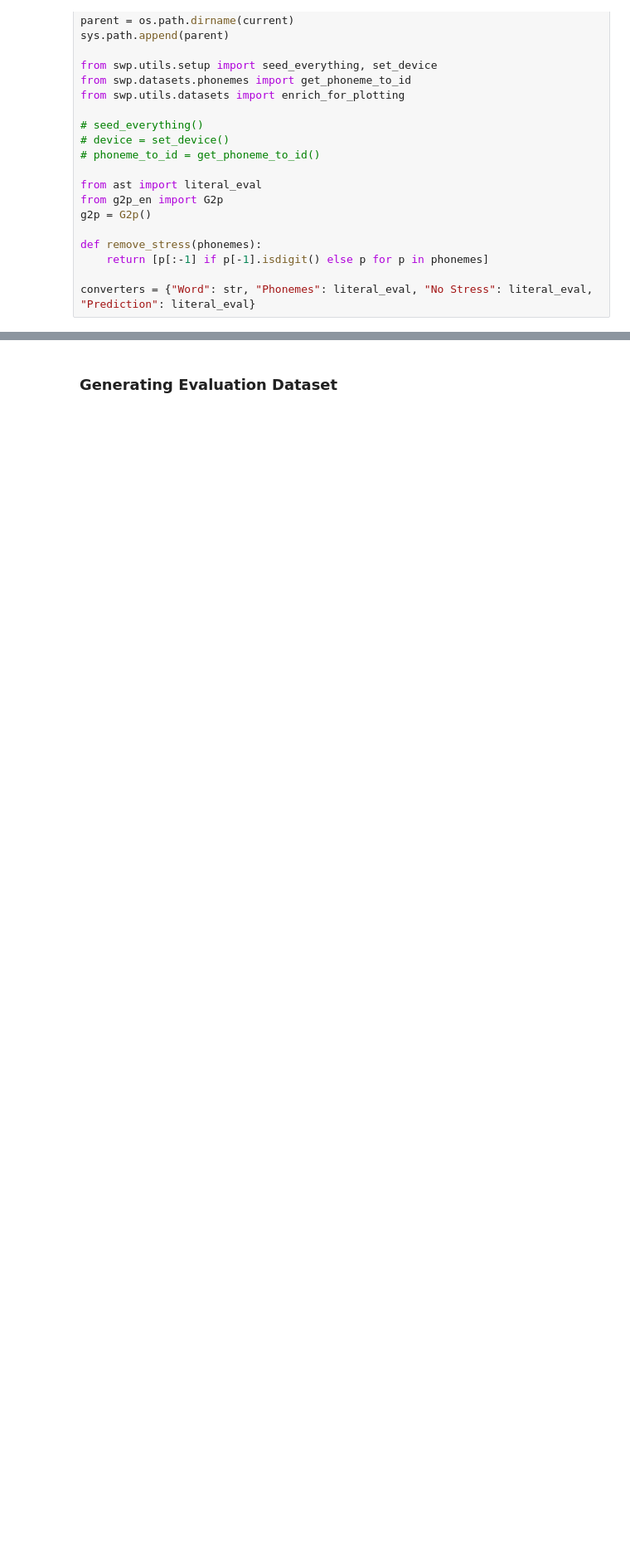
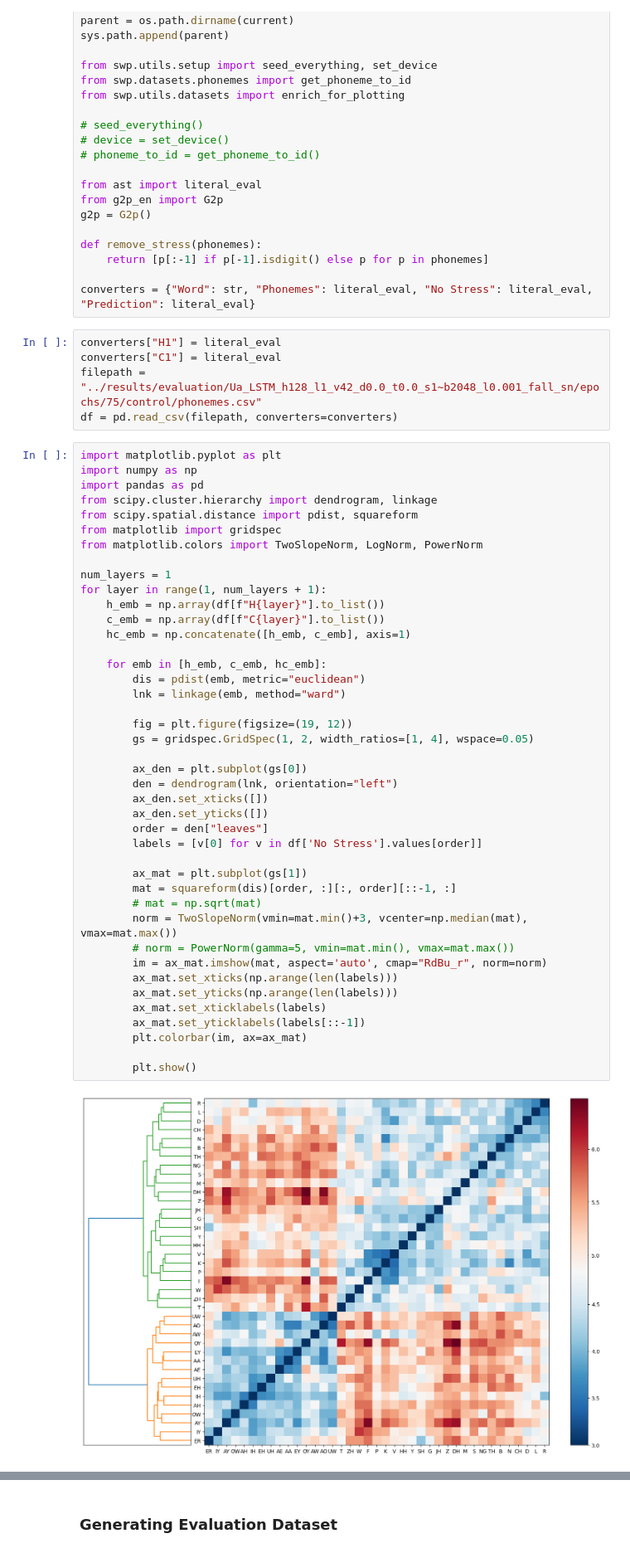
Before and after one commit to danieldager/swp-model, a Jupyter notebook: notebooks/simulations.ipynb, the cells around one changed output, grey strips where cells are left out. Shown: that part at 83% size. Cells and saved outputs as stored; diff of their text form; blank space fills up the shorter version.

```diff
--- a/notebooks/simulations.ipynb
+++ b/notebooks/simulations.ipynb
@@ -24,3 +24,52 @@ def remove_stress(phonemes):
     return [p[:-1] if p[-1].isdigit() else p for p in phonemes]
 
 converters = {"Word": str, "Phonemes": literal_eval, "No Stress": literal_eval, "Prediction": literal_eval}
+# %%
+converters["H1"] = literal_eval
+converters["C1"] = literal_eval
+filepath = "../results/evaluation/Ua_LSTM_h128_l1_v42_d0.0_t0.0_s1~b2048_l0.001_fall_sn/epochs/75/control/phonemes.csv"
+df = pd.read_csv(filepath, converters=converters)
+# %%
+import matplotlib.pyplot as plt
+import numpy as np
+import pandas as pd
+from scipy.cluster.hierarchy import dendrogram, linkage
+from scipy.spatial.distance import pdist, squareform
+from matplotlib import gridspec
+from matplotlib.colors import TwoSlopeNorm, LogNorm, PowerNorm
+
+num_layers = 1
+for layer in range(1, num_layers + 1):
+    h_emb = np.array(df[f"H{layer}"].to_list())
+    c_emb = np.array(df[f"C{layer}"].to_list())
+    hc_emb = np.concatenate([h_emb, c_emb], axis=1)
+
+    for emb in [h_emb, c_emb, hc_emb]:
+        dis = pdist(emb, metric="euclidean")
+        lnk = linkage(emb, method="ward")
+
+        fig = plt.figure(figsize=(19, 12))
+        gs = gridspec.GridSpec(1, 2, width_ratios=[1, 4], wspace=0.05)
+
+        ax_den = plt.subplot(gs[0])
+        den = dendrogram(lnk, orientation="left")
+        ax_den.set_xticks([])
+        ax_den.set_yticks([])
+        order = den["leaves"]
+        labels = [v[0] for v in df['No Stress'].values[order]]
+
+        ax_mat = plt.subplot(gs[1])
+        mat = squareform(dis)[order, :][:, order][::-1, :]
+        # mat = np.sqrt(mat)
+        norm = TwoSlopeNorm(vmin=mat.min()+3, vcenter=np.median(mat), vmax=mat.max())
+        # norm = PowerNorm(gamma=5, vmin=mat.min(), vmax=mat.max())
+        im = ax_mat.imshow(mat, aspect='auto', cmap="RdBu_r", norm=norm)
+        ax_mat.set_xticks(np.arange(len(labels)))
+        ax_mat.set_yticks(np.arange(len(labels)))
+        ax_mat.set_xticklabels(labels)
+        ax_mat.set_yticklabels(labels[::-1])
+        plt.colorbar(im, ax=ax_mat)
+
+        plt.show()
+# %% [output]
+[figure, added]
```
Also changed, not shown: parts of 3 cells of this notebook, 11 other files.
